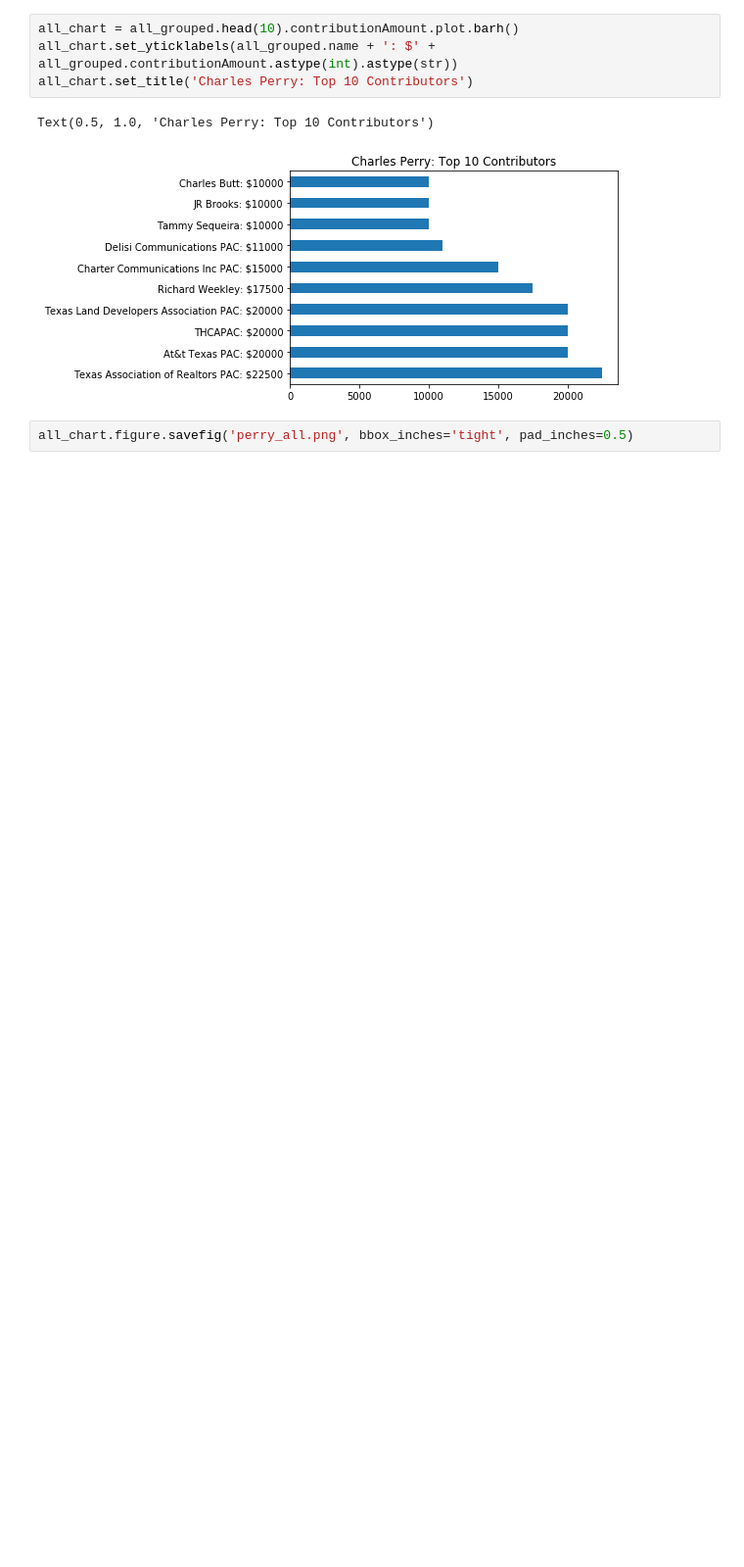
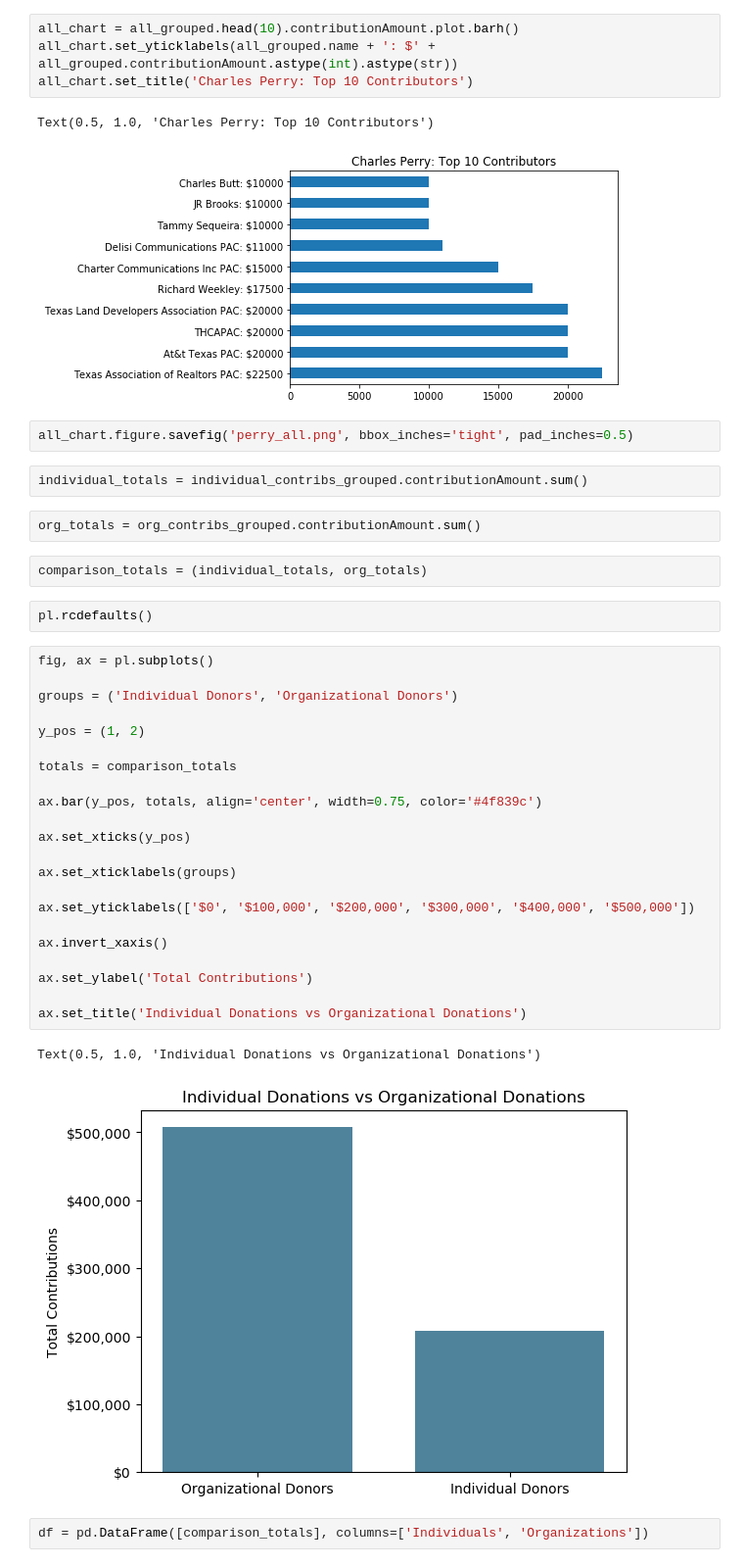
Before and after one commit to nemo-omen/datajourno-notebooks, a Jupyter notebook: Texas-2020--filers.ipynb, the cells around one changed output. Shown: that part at 98% size. Drawn from its saved outputs; the diff is of its cells as text; blank space fills up the shorter version.

```diff
--- a/Texas-2020--filers.ipynb
+++ b/Texas-2020--filers.ipynb
@@ -155,3 +155,38 @@ Text(0.5, 1.0, 'Charles Perry: Top 10 Contributors')
 [figure]
 # %%
 all_chart.figure.savefig('perry_all.png', bbox_inches='tight', pad_inches=0.5)
+# %%
+individual_totals = individual_contribs_grouped.contributionAmount.sum()
+# %%
+org_totals = org_contribs_grouped.contributionAmount.sum()
+# %%
+comparison_totals = (individual_totals, org_totals)
+# %%
+pl.rcdefaults()
+# %%
+fig, ax = pl.subplots()
+
+groups = ('Individual Donors', 'Organizational Donors')
+
+y_pos = (1, 2)
+
+totals = comparison_totals
+
+ax.bar(y_pos, totals, align='center', width=0.75, color='#4f839c')
+
+ax.set_xticks(y_pos)
+
+ax.set_xticklabels(groups)
+
+ax.set_yticklabels(['$0', '$100,000', '$200,000', '$300,000', '$400,000', '$500,000'])
+
+ax.invert_xaxis()
+
+ax.set_ylabel('Total Contributions')
+
+ax.set_title('Individual Donations vs Organizational Donations')
+# %% [output]
+Text(0.5, 1.0, 'Individual Donations vs Organizational Donations')
+[figure, added]
+# %%
+df = pd.DataFrame([comparison_totals], columns=['Individuals', 'Organizations'])
```
Also changed, not shown: parts of 3 cells of this notebook, 1 other file.
